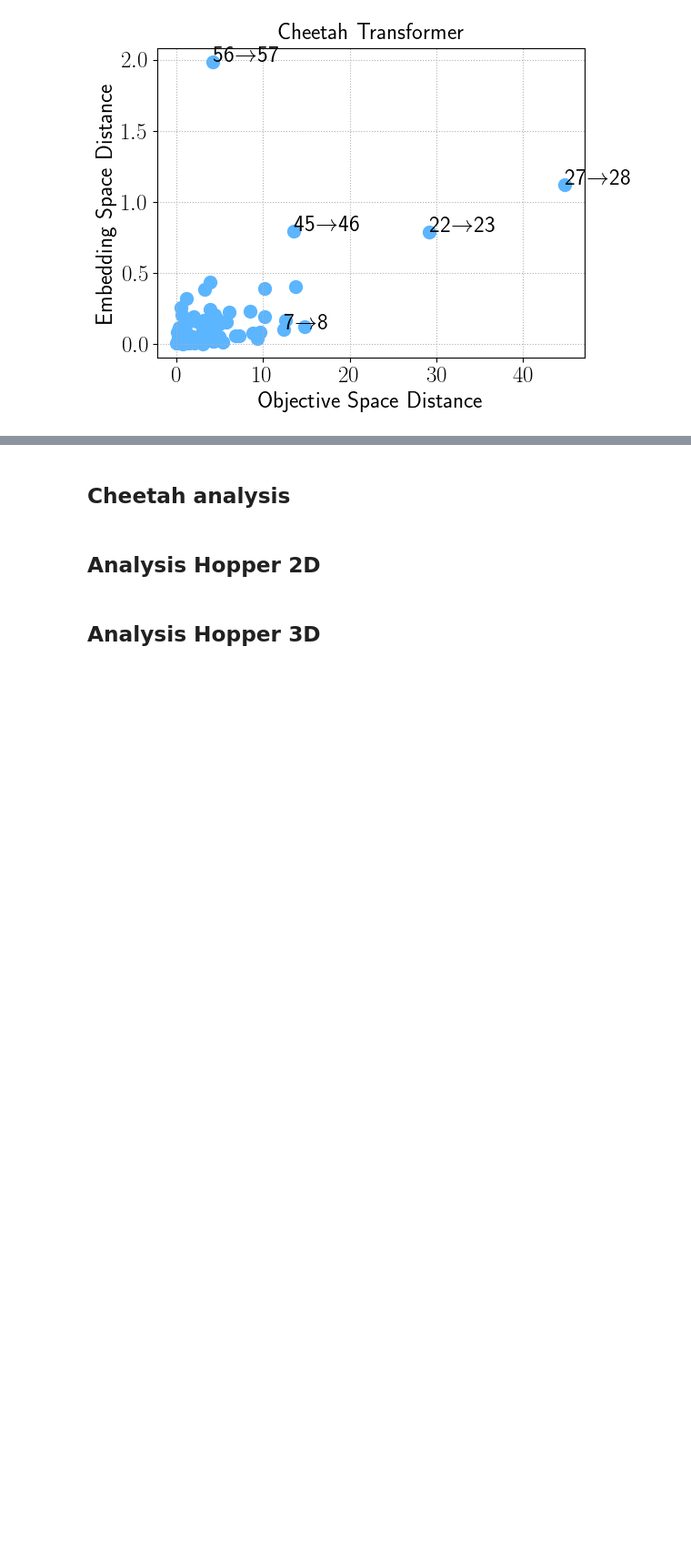
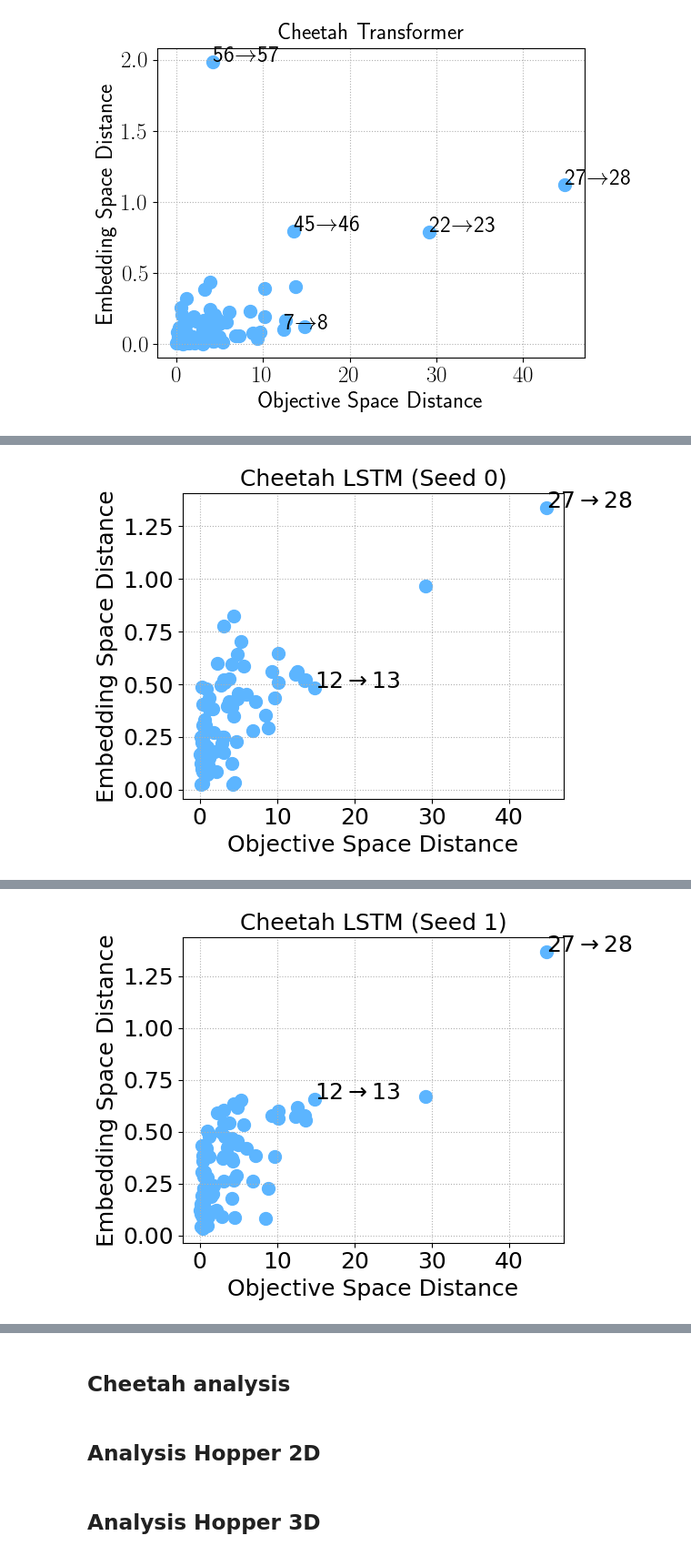
Before and after one commit to ffelten/Behavior-vs-Objective-Space, a Jupyter notebook: morl_behavior_objective/analysis/analysis_others.ipynb, the cells around one changed output, grey strips where cells are left out. Shown at 91% size. Saved outputs shown, nothing was run; the diff lists cells and outputs as text; code cells hidden in the pictures; blank space fills up the shorter version.

```diff
--- a/morl_behavior_objective/analysis/analysis_others.ipynb
+++ b/morl_behavior_objective/analysis/analysis_others.ipynb
@@ -888,3 +887,71 @@ plt.show()
 # %% [output]
 [figure]
 [figure]
+# %%
+import numpy as np
+import matplotlib.pyplot as plt
+
+from morl_behavior_objective.analysis.utils_analysis import compute_lipschitz_constants
+
+seeds = [0, 1, 2, 3, 4]
+annotate_pairs = {12,  27}  # same pairs as the transformer plots
+
+# Load PF once (it doesn't depend on the encoder seed)
+returns_cheetah = get_pareto_front("../../trajectories/morld/mo-halfcheetah-v5/seed0")
+
+d_objs_all, d_embs_all = [], []
+
+for seed in seeds:
+    lstm_path = (
+        f"../../trajectories/morld/mo-halfcheetah-v5/final_embeddings/"
+        f"mean_lstm_MHC_e100_seed{seed}.json"
+    )
+    lstm_emb, _ = load_transformer_embeddings(lstm_path)
+
+    (
+        lipschitz_constants,
+        d_objs,
+        d_embs,
+        sorted_pf,
+        sorted_emb,
+    ) = compute_lipschitz_constants(pareto_frontier=returns_cheetah, embeddings=lstm_emb)
+
+    d_objs_all.append(d_objs)
+    d_embs_all.append(d_embs)
+
+    # Per-seed scatter plot
+    plt.figure()
+    plt.scatter(d_objs, d_embs, c=colors[0], s=100)
+    plt.xlabel("Objective Space Distance")
+    plt.ylabel("Embedding Space Distance")
+    plt.title(f"Cheetah LSTM (Seed {seed})")
+    for i in range(len(d_objs)):
+        if i in annotate_pairs:
+            plt.annotate(f"{i}" + r"$\rightarrow$" + f"{i + 1}", (d_objs[i], d_embs[i]))
+    plt.grid(True, linestyle=":")
+    plt.tight_layout()
+    plt.savefig(f"scatterplots/cheetah_lstm_seed{seed}.pdf")
+    plt.show()
+
+# Mean over seeds
+d_objs_all = np.array(d_objs_all)  # shape (n_seeds, n_pairs)
+d_embs_all = np.array(d_embs_all)
+
+d_objs_mean = d_objs_all.mean(axis=0)
+d_embs_mean = d_embs_all.mean(axis=0)
+
+plt.figure()
+plt.scatter(d_objs_mean, d_embs_mean, c=colors[0], s=100)
+plt.xlabel("Objective Space Distance")
+plt.ylabel("Embedding Space Distance")
+plt.title("Cheetah LSTM (Mean over Seeds 0–4)")
+for i in range(len(d_objs_mean)):
+    if i in annotate_pairs:
+        plt.annotate(
+            f"{i}" + r"$\rightarrow$" + f"{i + 1}", (d_objs_mean[i], d_embs_mean[i])
+        )
+plt.grid(True, linestyle=":")
+plt.tight_layout()
+plt.savefig("scatterplots/cheetah_lstm_mean.pdf")
+plt.show()
+# %% [output]
@@ -890,0 +975 @@ plt.show()
+[figure, added]
@@ -890,0 +993 @@ plt.show()
+[figure, added]
```
Also changed, not shown: parts of 5 cells of this notebook, 5 other files.
